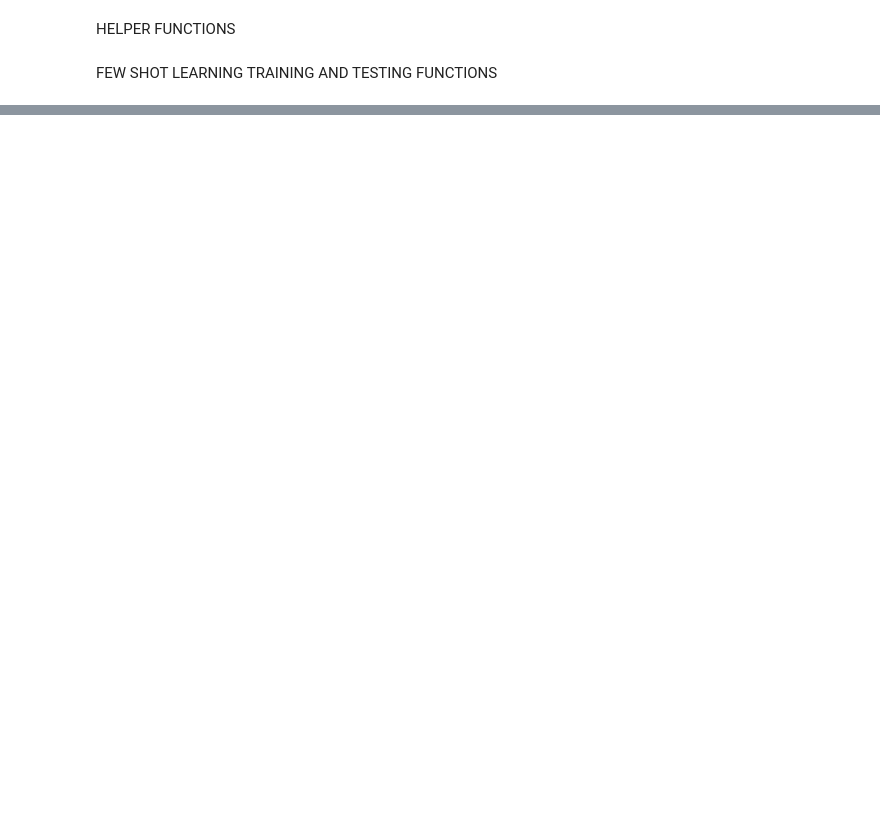
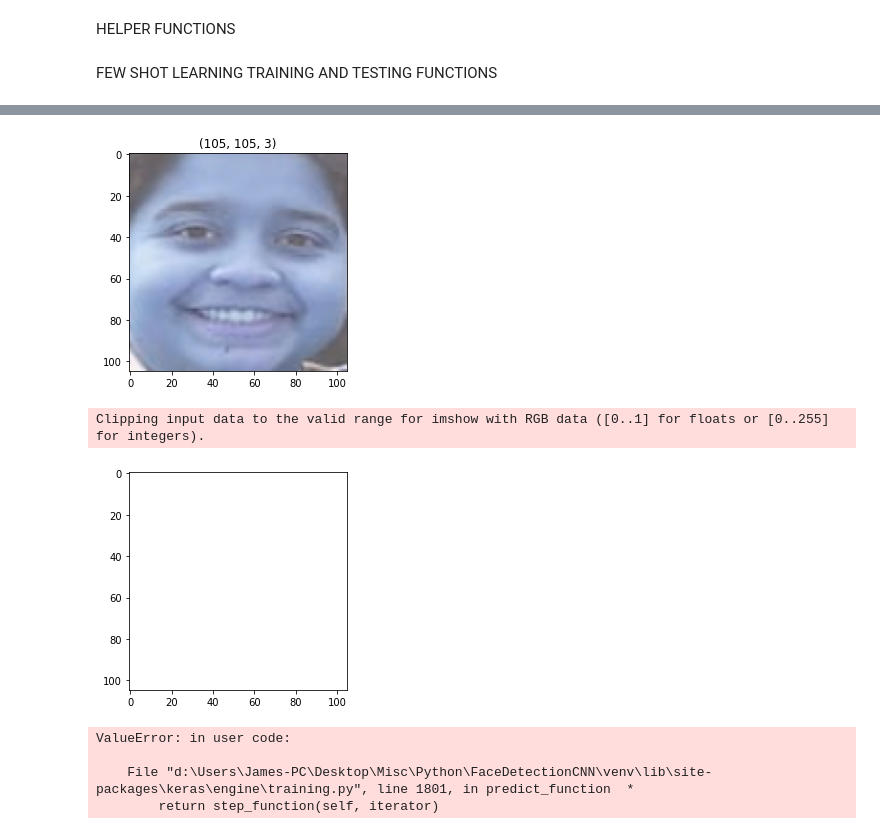
Before and after one commit to Hiranmay-Das/FaceDetectionCNN, a Jupyter notebook: FewShotLearning.ipynb, the cells around one changed output, grey strips where cells are left out. Saved outputs shown, nothing was run; the diff lists cells and outputs as text; code cells hidden in the pictures; blank space fills up the shorter version.

```diff
--- a/FewShotLearning.ipynb
+++ b/FewShotLearning.ipynb
@@ -252,5 +321,5 @@ test_load_batch()
 # %%
-def get_siamese_model(input_shape = (160, 160, 3)):
+def get_siamese_model(input_shape = (105, 105)):
     left_input = Input(input_shape)
     right_input = Input(input_shape)
 
@@ -319,6 +390,7 @@ def save_model(model, name = "model"):
 def evaluate_model(history):
     """
     Plots the training and validation accuracy and loss.
+    history - the history of the model
     """
     plt.plot(history.history['accuracy'])
     plt.plot(history.history['val_accuracy'])
@@ -370,3 +468,24 @@ def load_support_set(input_shape=(160,160,3)):
+# %%
+def get_distance(model, test_img, support_images):
+    """
+    Returns the similarity score between the test and support images.
+    test_img - the test image
+    support_images - the support images
+    """
+    plt.imshow(test_img)
+    plt.title(test_img.shape)
+    plt.show()
+    test_img = cv2.cvtColor(test_img, cv2.COLOR_BGR2GRAY)
+    test_img = resize_img(test_img, (105,105))
+    dist = 0
+
+    for image in support_images:
+        plt.imshow(image)
+        image = cv2.cvtColor(image.astype('uint8'), cv2.COLOR_BGR2GRAY)
+        plt.show()
+        dist += model.predict([test_img.reshape(1, 105, 105), image.reshape(1, 105, 105)])
+
+    return dist / len(support_images)
 # %%
 def identify_faces(image, faces_loc, faces_data):
     """
@@ -376,10 +495,17 @@ def identify_faces(image, faces_loc, faces_data):
     faces_loc - the location of the faces
     """
     model = get_model()
-    support_set = load_support_set()
+    support_set = load_support_set(K, (105, 105, 3))
+
     for face_loc, face_data in zip(faces_loc, faces_data):
-        predictions = [model.predict([face_data.reshape(1, 160, 160, 3), support_set[i][0].reshape(1, 160, 160, 3)]) for i in range(N)]
-        predicted = support_set[np.argmax(predictions)][1]
+        predictions = []
+
+        for person in support_set:
+            _, images = person
+            dist_value = get_distance(model, face_data, images)
+            predictions.append(dist_value)
+
+        predicted = support_set[np.argmax(predictions)][0] if max(predictions) >= 0.5 else "Unknown"
         # cv2.imshow("Image", face_data)
         # cv2.waitKey(0)
         # cv2.destroyAllWindows()
@@ -394,7 +520,8 @@ def identify_faces(image, faces_loc, faces_data):
     return image
 # %%
 CP1 = perf_counter()
-image = get_photo()
+# image = get_photo()
+image = cv2.imread("dataset\\test\\WhatsApp Image 2021-07-19 at 12.40.21 PM (1).jpeg")
 CP2 = perf_counter()
 faces_loc = locate_faces(image)
 CP3 = perf_counter()
@@ -411,3 +538,4 @@ cv2.imshow("Image", image)
 cv2.waitKey(0)
 cv2.destroyAllWindows()
 cv2.imwrite("output.jpg", image)
+# %% [output]
@@ -413,0 +543,7 @@ cv2.imwrite("output.jpg", image)
+[figure, added]
+Clipping input data to the valid range for imshow with RGB data ([0..1] for floats or [0..255] for integers).
+[figure, added]
+ValueError: in user code:
+
+    File "d:\Users\James-PC\Desktop\Misc\Python\FaceDetectionCNN\venv\lib\site-packages\keras\engine\training.py", line 1801, in predict_function  *
+        return step_function(self, iterator)
```
Also changed, not shown: parts of 14 cells of this notebook, 1 other file.
